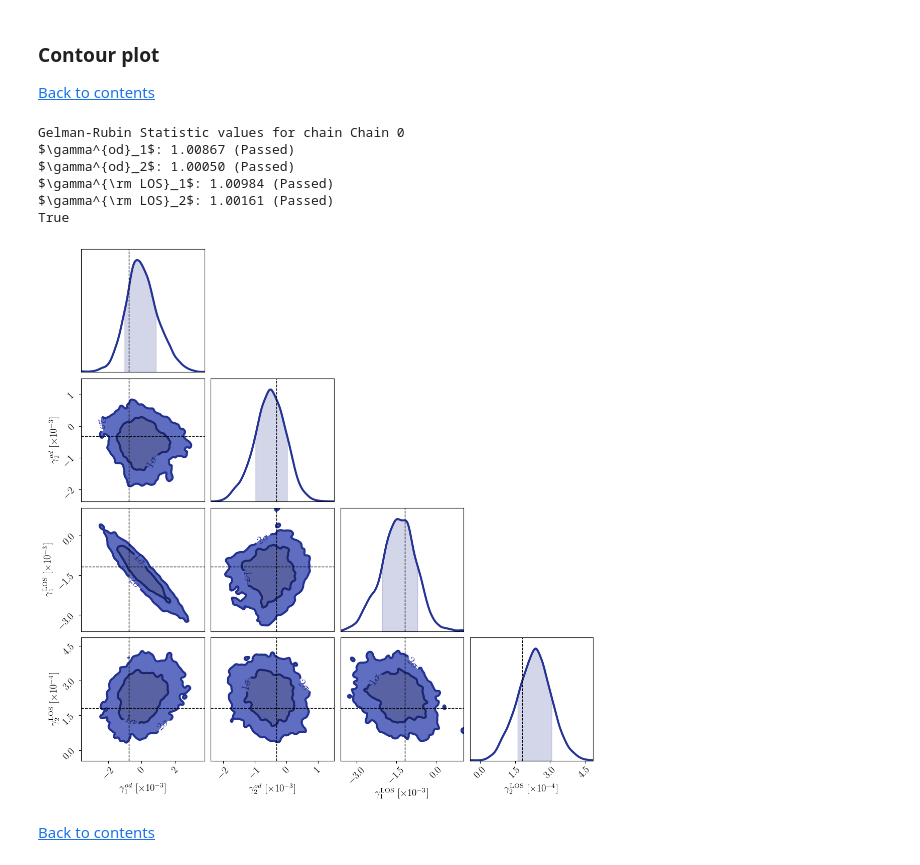
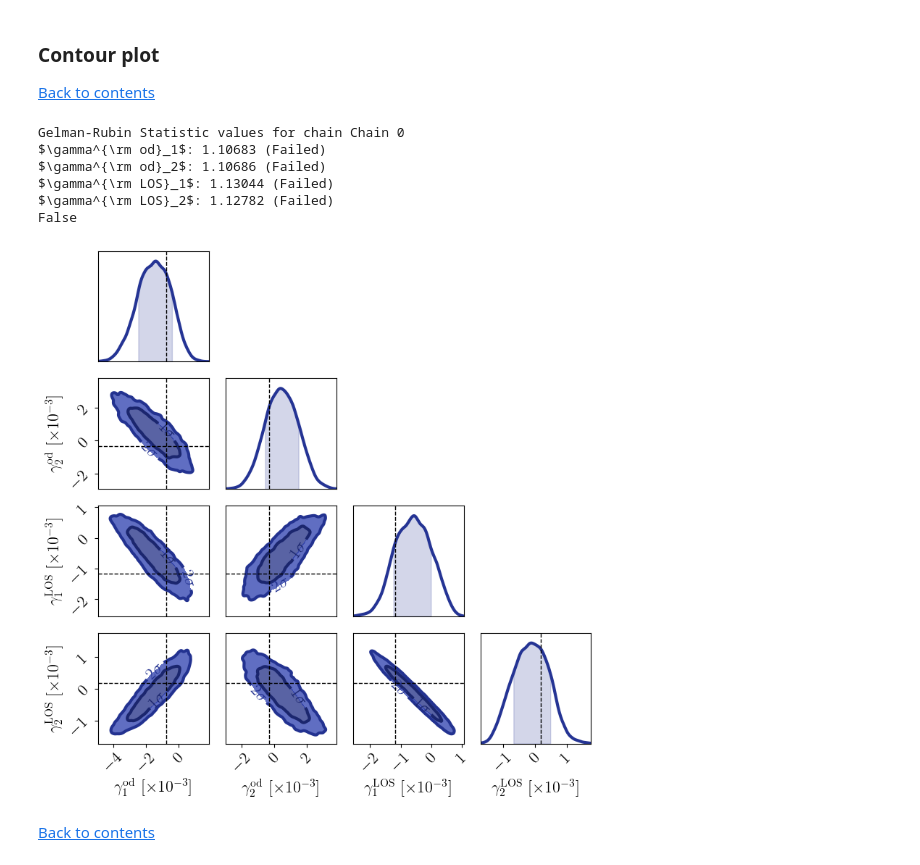
Before and after one commit to nataliehogg/los_proof_of_concept, a Jupyter notebook: distributed_haloes_analysis.ipynb, the cells around one changed output. Drawn from its saved outputs; the diff is of its cells as text; code cells hidden in the pictures.

```diff
--- a/distributed_haloes_analysis.ipynb
+++ b/distributed_haloes_analysis.ipynb
@@ -141,7 +141,7 @@ matplotlib.rcParams.update({'font.size': 18})
 # %%
 walker_ratio = 10     # number of walkers per parameter
 n_burn       = 500   # number of burn-in steps
-n_run        = 500   # number of sampling steps
+n_run        = 1500   # number of sampling steps
 sigma_scale  = 1.0   # multiplies the initial spread of each parameter
 param_sigma  = 0.001 # expected standard deviation of sampled shears
 param_min    = -0.1  # lower bound of prior on sampled shears
@@ -874,4 +873,8 @@ omega_los = -6.96e-06
 # %%
+rc('text', usetex=True)
+rc('font', family='serif')
+matplotlib.rcParams.update({'font.size': 18})
+
 modelPlot_sur = ModelPlot(multi_band_list_sur, kwargs_model_sur, kwargs_result_sur, arrow_size=0.02, cmap_string='gist_heat')
 
 f, axes = plt.subplots(2, 3, figsize=(16, 8), sharex=False, sharey=False)
@@ -925,7 +928,7 @@ Number of evaluations in the MCMC process: 85000
 # %%
 labels_sur = [# LOS
-          r'$\gamma^{od}_1$',
-          r'$\gamma^{od}_2$',
+          r'$\gamma^{\rm od}_1$',
+          r'$\gamma^{\rm od}_2$',
           r'$\gamma^{\rm LOS}_1$',
           r'$\gamma^{\rm LOS}_2$',
           r'$\omega^{\rm LOS}$',
@@ -973,34 +976,36 @@ n, num_param = np.shape(samples_mcmc_sur)
 # %%
 n_walkers = len(param_mcmc_sur)*walker_ratio
 
 c = ChainConsumer()
 
+fontsize=16
+
 c.add_chain(samples_mcmc_sur[:,0:4], walkers = n_walkers, parameters = labels_sur[0:4])
 
 c.configure(flip = False, summary = False,
-            spacing = 1.0, max_ticks = 4,
+            spacing = 3.0, max_ticks = 4,
             colors = cool[2], shade = True, shade_gradient = 0.4,
             bar_shade = True, linewidths= [3.0],
-            tick_font_size=14, label_font_size=14,
+            tick_font_size=fontsize, label_font_size=fontsize,
             usetex = True, serif = True,
-            contour_labels = 'sigma', contour_label_font_size = 16)
+            contour_labels = 'sigma', contour_label_font_size = fontsize)
 
-fig = c.plotter.plot(truth=expected_values_sur[0:4], figsize = (12,12))
+fig = c.plotter.plot(truth=expected_values_sur[0:4], figsize = (8,8))
 
 fig.patch.set_facecolor('white')
 
 plt.savefig(outpath + job_name + '_surviving_contours.pdf', dpi=300, bbox_inches='tight')
 
 gelman_rubin_converged = c.diagnostic.gelman_rubin()
 
 print(gelman_rubin_converged)
 # %% [output]
 Gelman-Rubin Statistic values for chain Chain 0
-$\gamma^{od}_1$: 1.00867 (Passed)
-$\gamma^{od}_2$: 1.00050 (Passed)
-$\gamma^{\rm LOS}_1$: 1.00984 (Passed)
-$\gamma^{\rm LOS}_2$: 1.00161 (Passed)
-True
+$\gamma^{\rm od}_1$: 1.10683 (Failed)
+$\gamma^{\rm od}_2$: 1.10686 (Failed)
+$\gamma^{\rm LOS}_1$: 1.13044 (Failed)
+$\gamma^{\rm LOS}_2$: 1.12782 (Failed)
+False
-[figure, old version]
+[figure, new version]
 # %% [markdown]
 [Back to contents](#contents)
```
Also changed, not shown: parts of 17 cells of this notebook, 1 other file.
